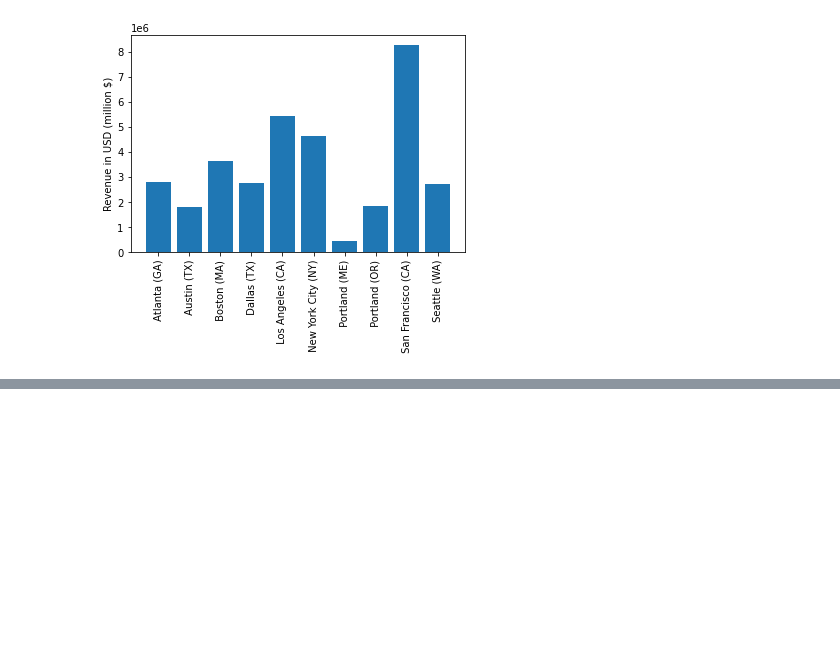
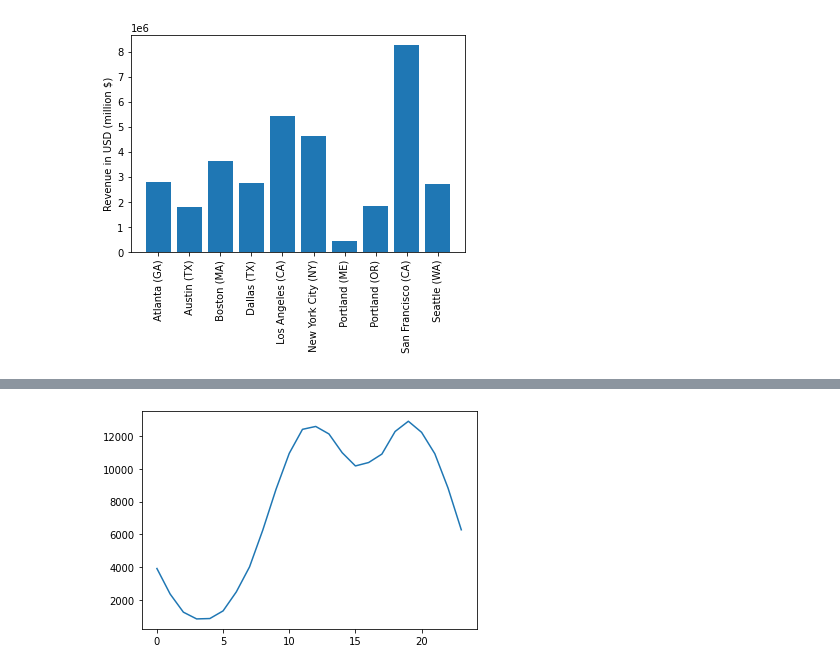
Before and after one commit to muhsinata/data-science-exercises, a Jupyter notebook: project-1/sales-analysis.ipynb, the cells around one changed output, grey strips where cells are left out. Saved outputs shown, nothing was run; the diff lists cells and outputs as text; code cells hidden in the pictures; blank space fills up the shorter version.

Commit message:
feat: add graph of hourly sales

```diff
--- a/project-1/sales-analysis.ipynb
+++ b/project-1/sales-analysis.ipynb
@@ -102,6 +102,7 @@ data["Order Date"] = pd.to_datetime(data["Order Date"])
 # %%
 data["Hour"] = data["Order Date"].dt.hour
 data["Minute"] = data["Order Date"].dt.minute
+data["Count"] = 1
 
 data.head()
 # %% [output]
@@ -111,3 +112,6 @@ data.head()
 | 3 | 176560 | Google Phone | 1 | 600.00 | 2019-04-12 14:38:00 | 669 Spruce St, Los Angeles, CA 90001 | 4 | 600.00 | ... |
 | 4 | 176560 | Wired Headphones | 1 | 11.99 | 2019-04-12 14:38:00 | 669 Spruce St, Los Angeles, CA 90001 | 4 | 11.99 | ... |
 | 5 | 176561 | Wired Headphones | 1 | 11.99 | 2019-04-30 09:27:00 | 333 8th St, Los Angeles, CA 90001 | 4 | 11.99 | ... |
+# %%
+hours = data.groupby("Hour").sum()
+hours
@@ -113,0 +137,6 @@ data.head()
+# %%
+plt.plot(range(24), hours["Count"])
+
+plt.show()
+# %% [output]
+[figure, added]
```
Also changed, not shown: parts of 1 cell of this notebook.
